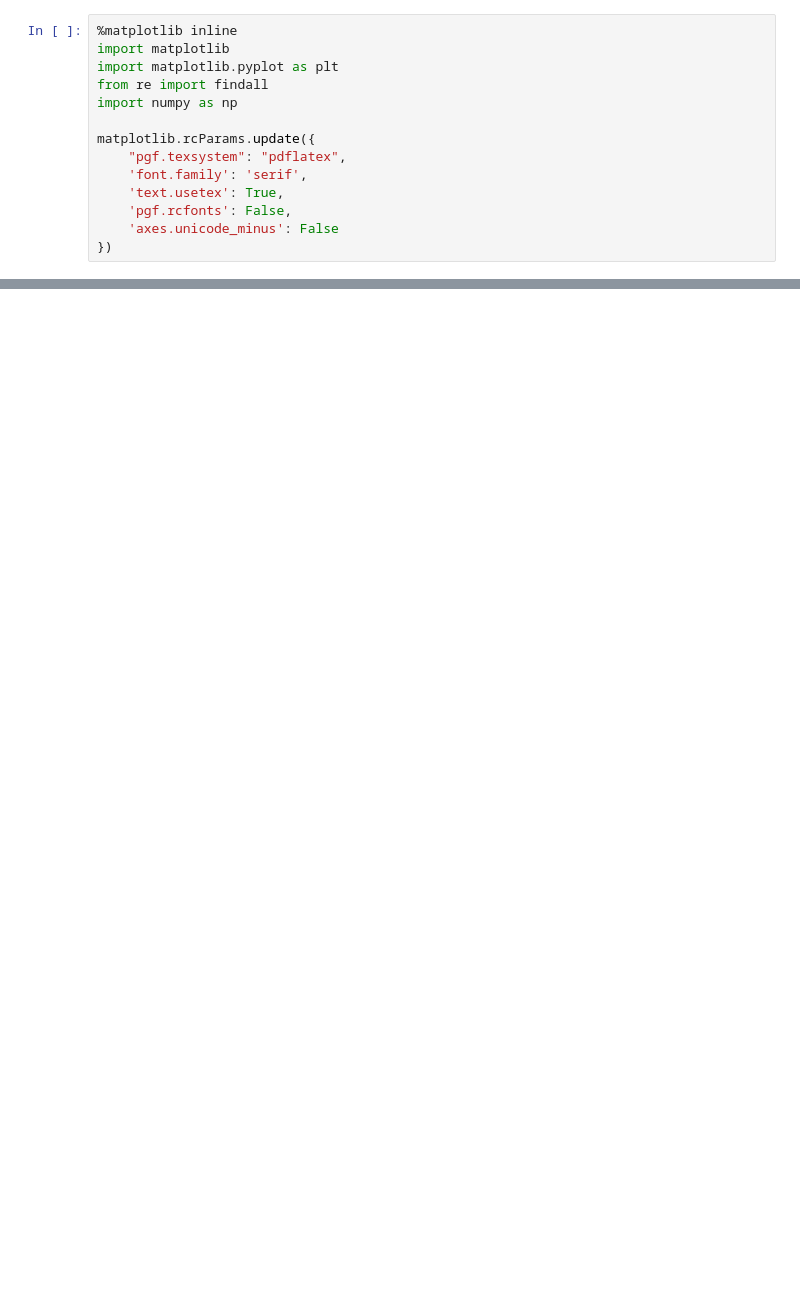
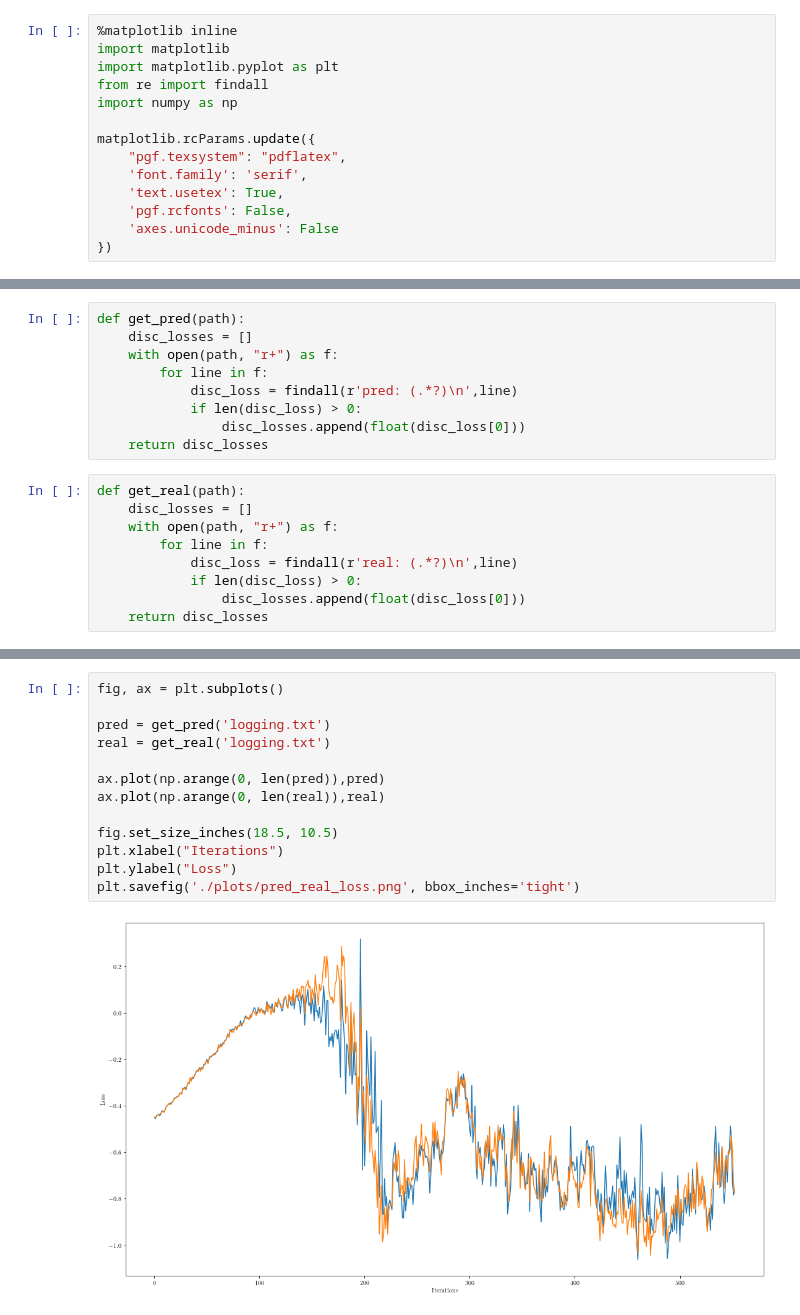
Before and after one commit to akutsyy/mvp-colorizing, a Jupyter notebook: Graphs.ipynb, the cells around one changed output, grey strips where cells are left out. Saved outputs shown, nothing was run; the diff lists cells and outputs as text; blank space fills up the shorter version.

```diff
--- a/Graphs.ipynb
+++ b/Graphs.ipynb
@@ -32,0 +42,18 @@ def get_gen_loss(path):
+# %%
+def get_pred(path):
+    disc_losses = []
+    with open(path, "r+") as f:
+        for line in f:
+            disc_loss = findall(r'pred: (.*?)\n',line)
+            if len(disc_loss) > 0:
+                disc_losses.append(float(disc_loss[0]))
+    return disc_losses
+# %%
+def get_real(path):
+    disc_losses = []
+    with open(path, "r+") as f:
+        for line in f:
+            disc_loss = findall(r'real: (.*?)\n',line)
+            if len(disc_loss) > 0:
+                disc_losses.append(float(disc_loss[0]))
+    return disc_losses
@@ -59,0 +119,15 @@ plt.savefig('./plots/gen_loss.png', bbox_inches='tight')
+# %%
+fig, ax = plt.subplots()
+
+pred = get_pred('logging.txt')
+real = get_real('logging.txt')
+
+ax.plot(np.arange(0, len(pred)),pred)
+ax.plot(np.arange(0, len(real)),real)
+
+fig.set_size_inches(18.5, 10.5)
+plt.xlabel("Iterations")
+plt.ylabel("Loss")
+plt.savefig('./plots/pred_real_loss.png', bbox_inches='tight')
+# %% [output]
+[figure, added]
```
Also changed, not shown: parts of 10 cells of this notebook, 2 other files.
